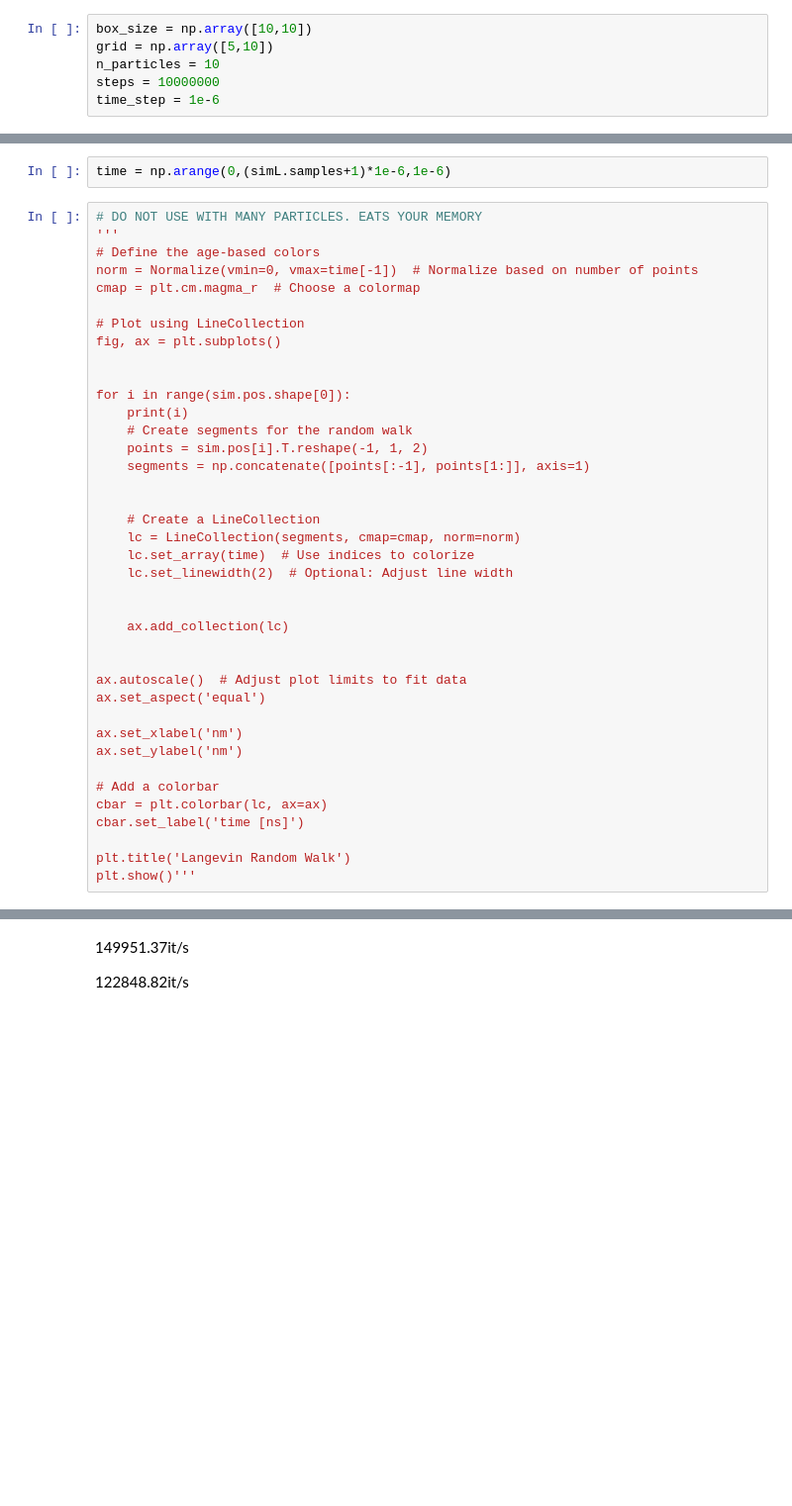
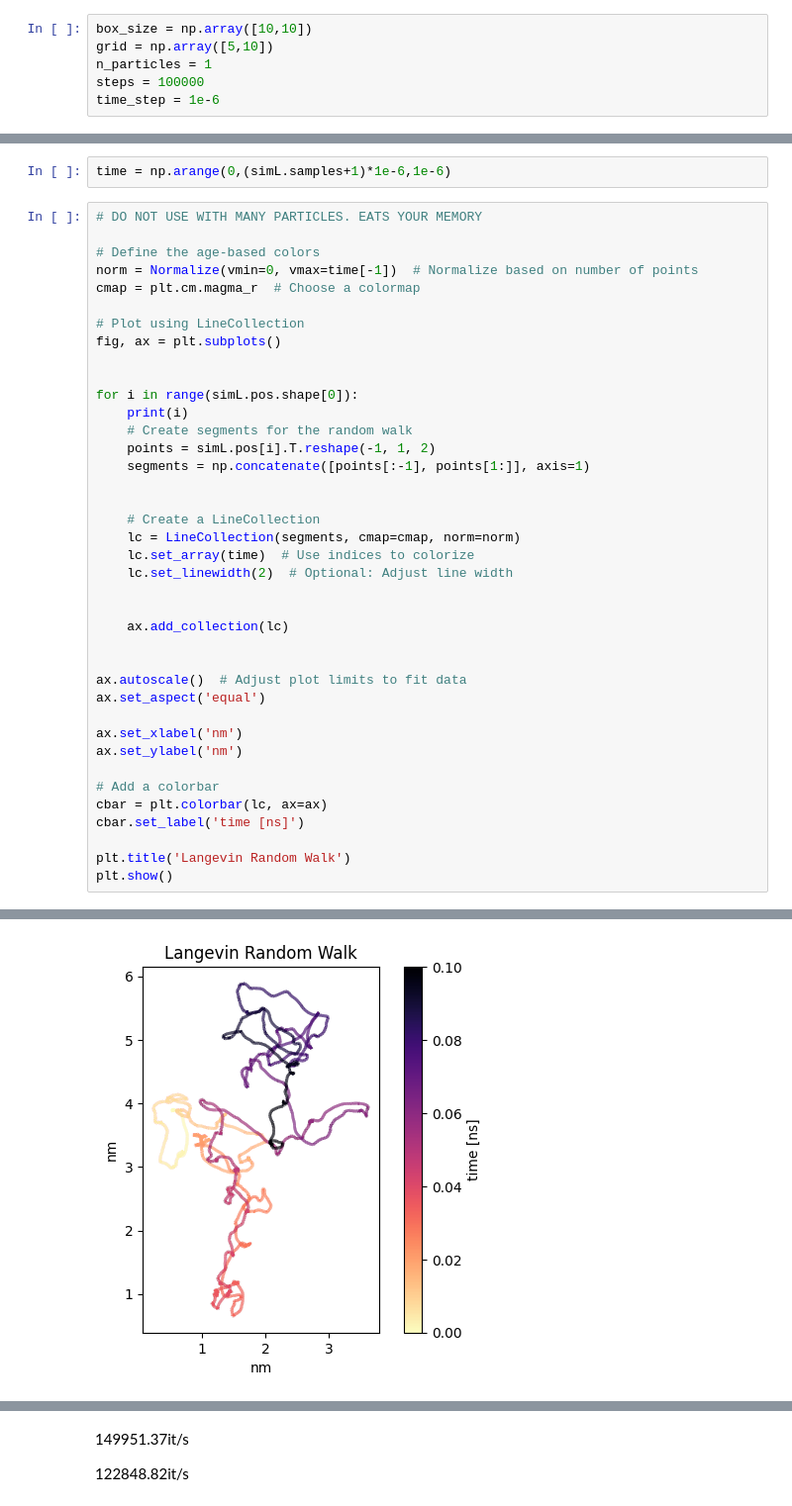
Before and after one commit to JONNeKK/ccs, a Jupyter notebook: week_10/week_10.ipynb, the cells around one changed output, grey strips where cells are left out. Shown at 99% size. Drawn from its saved outputs; the diff is of its cells as text; blank space fills up the shorter version.

Commit message:
plot_test

```diff
--- a/week_10/week_10.ipynb
+++ b/week_10/week_10.ipynb
@@ -236,8 +236,8 @@ class Langevin(Box):
 # %%
 box_size = np.array([10,10])
 grid = np.array([5,10])
-n_particles = 10
-steps = 10000000
+n_particles = 1
+steps = 100000
 time_step = 1e-6
 # %%
 kB = 1.380e-23 # J/K
@@ -277,7 +277,7 @@ multiple particle calculation with class implementation:
 time = np.arange(0,(simL.samples+1)*1e-6,1e-6)
 # %%
 # DO NOT USE WITH MANY PARTICLES. EATS YOUR MEMORY
-'''
+
 # Define the age-based colors
 norm = Normalize(vmin=0, vmax=time[-1])  # Normalize based on number of points
 cmap = plt.cm.magma_r  # Choose a colormap
@@ -286,10 +286,10 @@ cmap = plt.cm.magma_r  # Choose a colormap
 fig, ax = plt.subplots()
 
 
-for i in range(sim.pos.shape[0]):
+for i in range(simL.pos.shape[0]):
     print(i)
     # Create segments for the random walk
-    points = sim.pos[i].T.reshape(-1, 1, 2)
+    points = simL.pos[i].T.reshape(-1, 1, 2)
     segments = np.concatenate([points[:-1], points[1:]], axis=1)
 
 
@@ -313,5 +313,5 @@ cbar = plt.colorbar(lc, ax=ax)
 cbar.set_label('time [ns]')
 
 plt.title('Langevin Random Walk')
-plt.show()'''
+plt.show()
 # %% [output]
@@ -318,0 +319 @@ plt.show()'''
+[figure, added]
```
Also changed, not shown: parts of 3 cells of this notebook.
